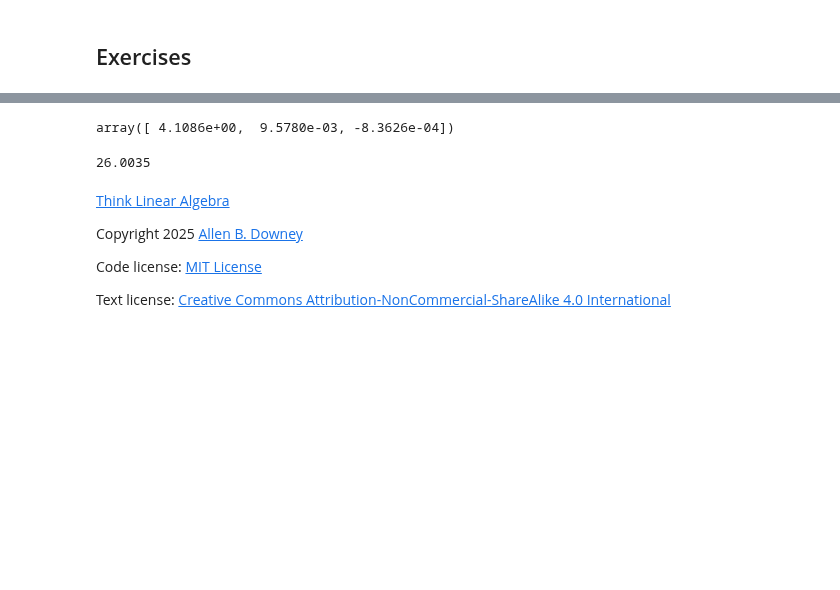
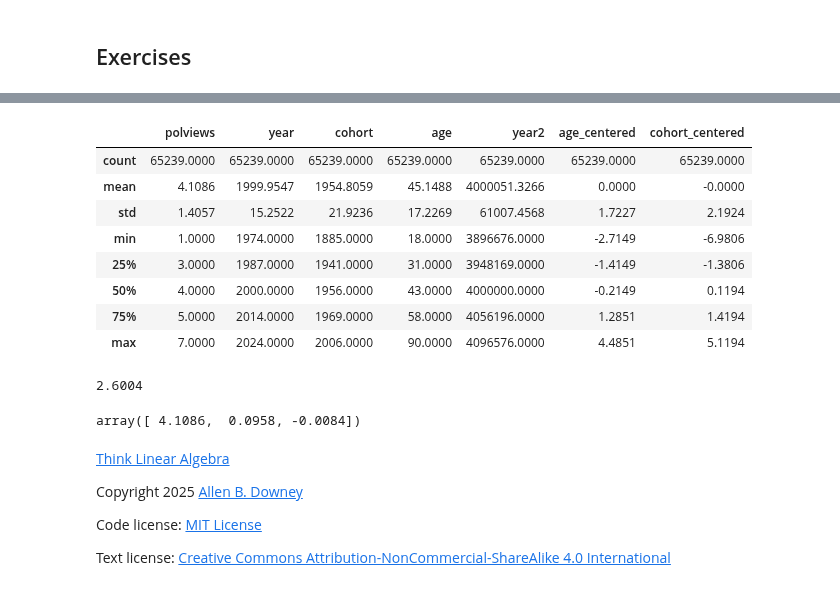
Before and after one commit to AllenDowney/ThinkLinearAlgebra, a Jupyter notebook: soln/regression.ipynb, the cells around one changed output, grey strips where cells are left out. Drawn from its saved outputs; the diff is of its cells as text; code cells hidden in the pictures; blank space fills up the shorter version.

```diff
--- a/soln/regression.ipynb
+++ b/soln/regression.ipynb
@@ -1170,18 +1186,42 @@ Confirm that the intercept is different but the coefficients of the predictors a
 # %%
-subset['age_centered'] = subset['age'] - subset['age'].mean()
-subset['cohort_centered'] = subset['cohort'] - subset['cohort'].mean()
+# Solution
+
+# Scaling the centered predictors by a factor of 10
+# makes the condition number smaller, and
+# makes the slope coefficients bigger by a factor of 10
+
+scale_factor = 10
+
+subset['age_centered'] = (subset['age'] - subset['age'].mean()) / scale_factor
+subset['cohort_centered'] = (subset['cohort'] - subset['cohort'].mean()) / scale_factor
+
+subset.describe()
+# %% [output]
+|  | polviews | year | cohort | age | year2 | age_centered | cohort_centered |
+| count | 65239.0000 | 65239.0000 | 65239.0000 | 65239.0000 | 65239.0000 | 65239.0000 | 65239.0000 |
+| mean | 4.1086 | 1999.9547 | 1954.8059 | 45.1488 | 4000051.3266 | 0.0000 | -0.0000 |
+| std | 1.4057 | 15.2522 | 21.9236 | 17.2269 | 61007.4568 | 1.7227 | 2.1924 |
+| min | 1.0000 | 1974.0000 | 1885.0000 | 18.0000 | 3896676.0000 | -2.7149 | -6.9806 |
+| 25% | 3.0000 | 1987.0000 | 1941.0000 | 31.0000 | 3948169.0000 | -1.4149 | -1.3806 |
+| 50% | 4.0000 | 2000.0000 | 1956.0000 | 43.0000 | 4000000.0000 | -0.2149 | 0.1194 |
+| 75% | 5.0000 | 2014.0000 | 1969.0000 | 58.0000 | 4056196.0000 | 1.2851 | 1.4194 |
+| max | 7.0000 | 2024.0000 | 2006.0000 | 90.0000 | 4096576.0000 | 4.4851 | 5.1194 |
+# %%
+# Solution
+
+predictors = ['age_centered', 'cohort_centered']
+y = subset[response]
+X = add_constant(subset[predictors])
+np.linalg.cond(X)
+# %% [output]
+2.6004
 # %%
-predictors = ['age_centered', 'cohort_centered']
-y = subset[response]
-X = add_constant(subset[predictors])
+# Solution
+
 beta, _, rank, _ = scipy.linalg.lstsq(X, y, lapack_driver='gelsy')
 beta
 # %% [output]
-array([ 4.1086e+00,  9.5780e-03, -8.3626e-04])
+array([ 4.1086,  0.0958, -0.0084])
-# %%
-np.linalg.cond(X)
-# %% [output]
-26.0035
 # %% [markdown]
 [Think Linear Algebra](https://allendowney.github.io/ThinkLinearAlgebra/index.html)
 
```
Also changed, not shown: parts of 58 cells of this notebook.
